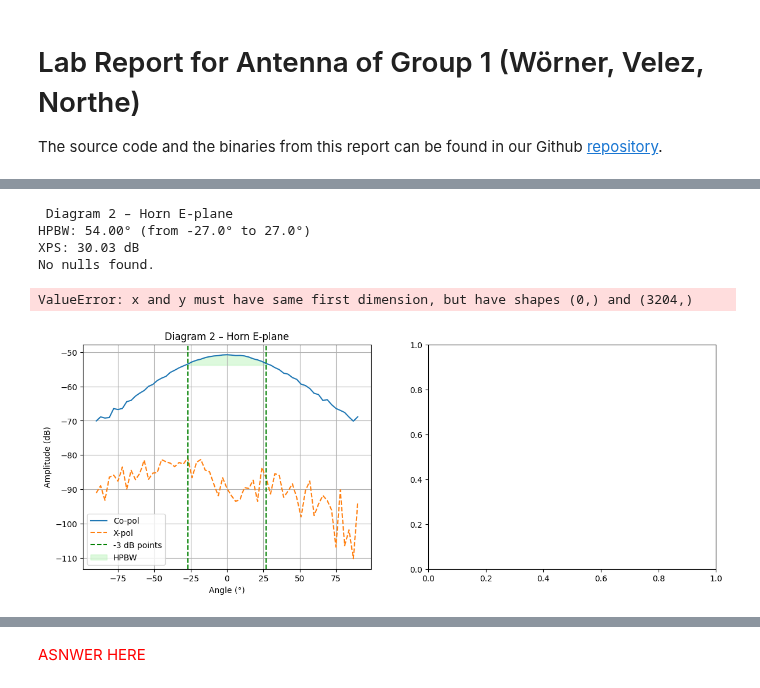
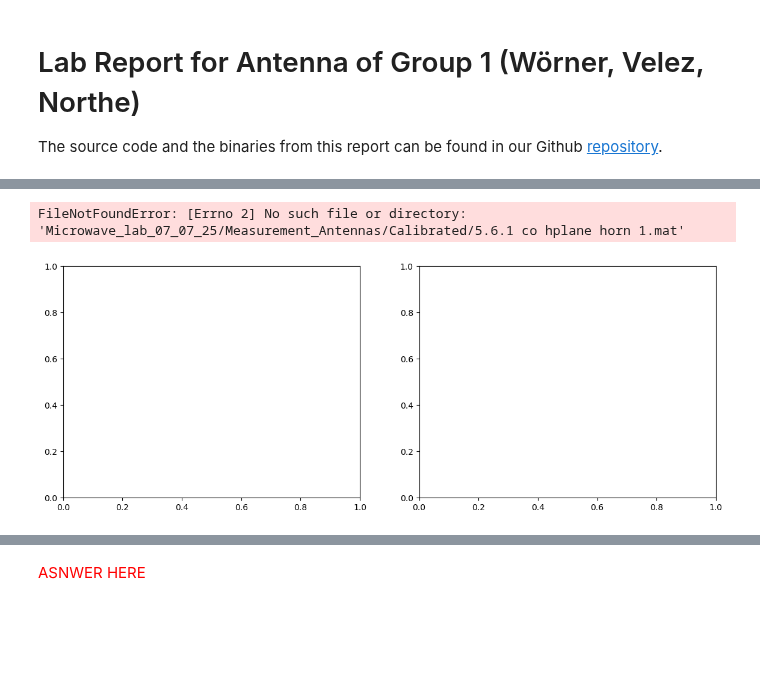
Before and after one commit to NortheLo/Microwave_Eng_Lab, a Jupyter notebook: Lab5_Antennas/Lab5_Antennas_Group1.ipynb, the cells around one changed output, grey strips where cells are left out. Drawn from its saved outputs; the diff is of its cells as text; code cells hidden in the pictures; blank space fills up the shorter version.

Commit message:
Matching all the measurement namings and restructuring

```diff
--- a/Lab5_Antennas/Lab5_Antennas_Group1.ipynb
+++ b/Lab5_Antennas/Lab5_Antennas_Group1.ipynb
@@ -267,7 +273,7 @@ def load_fields(co_path, x_path):
     E_x = 20 * np.log10(np.abs(x_data['measured_data'].flatten()))
     return angles, E_co, E_x
 
-def plot_comparison_subplots(co_paths, x_paths, titles, prominence=2):
+def plot_comparison_subplots(co_paths, x_paths, titles, prominence=5):
     fig, axs = plt.subplots(1, 2, figsize=(14, 5))
 
     for i in range(2):
@@ -308,43 +314,37 @@ def plot_comparison_subplots(co_paths, x_paths, titles, prominence=2):
             null_values = E_co[null_idx]
             ax.plot(null_angles, null_values, 'ro', label="Nulls" if i == 0 else "")
             for a, v in zip(null_angles, null_values):
                 ax.text(a, v - 3, f"{a:.0f}°", ha='center', fontsize=7, color='red')
             print("Nulls at:", [f"{a:.1f}°" for a in null_angles])
         else:
             print("No nulls found.")
 
         # Labels and title
         ax.set_title(titles[i])
         ax.set_xlabel("Angle (°)")
         ax.set_ylabel("Amplitude (dB)")
         ax.grid(True)
         ax.legend()
 
     plt.suptitle("Comparison of Horn Antenna Radiation Patterns: Diagram 1 vs Diagram 4", fontsize=14)
     plt.tight_layout(rect=[0, 0, 1, 0.95])
     plt.show()
 
 # === FILE PATHS ===
 co_paths = [
-    "Microwave_lab_07_07_25/Measurement_Antennas/Uncalibrated/561_HornEplane_Co.mat",   # Diagram 1
-    #"Microwave_lab_07_07_25/Measurement_Antennas/Uncalibrated/564_HornHplane_Co.mat"    # Diagram 4
-    "Microwave_lab_07_07_25/test/group2/horn2HplaneCO.mat"
+    "Microwave_lab_07_07_25/Measurement_Antennas/Calibrated/5.6.1 co hplane horn 1",   # Diagram 1
+    "Microwave_lab_07_07_25/Measurement_Antennas/Calibrated/561_HornHplane_Co.mat"    # Diagram 4
 ]
 
 x_paths = [
-    "Microwave_lab_07_07_25/Measurement_Antennas/Uncalibrated/561_HornEplane_X.mat",    # Diagram 1
-    #"Microwave_lab_07_07_25/Measurement_Antennas/Uncalibrated/564_HornHplane_X.mat"     # Diagram 4
-    "Microwave_lab_07_07_25/test/group2/horn2HplaneX.mat"
+    "Microwave_lab_07_07_25/Measurement_Antennas/Calibrated/564_HornHplane_X.mat",    # Diagram 1
+    "Microwave_lab_07_07_25/Measurement_Antennas/Calibrated/564_HornHplane_X.mat"     # Diagram 4
 ]
 
-titles = ["Diagram 2 – Horn E-plane", "Team 2 – Diagram 1"]
+titles = ["Diagram 1 - Horn E-plane", "Diagram 4 - Horn H-plane"]
 
 # === CALL FUNCTION ===
 plot_comparison_subplots(co_paths, x_paths, titles)
 # %% [output]
- Diagram 2 – Horn E-plane
-HPBW: 54.00° (from -27.0° to 27.0°)
-XPS: 30.03 dB
-No nulls found.
+FileNotFoundError: [Errno 2] No such file or directory: 'Microwave_lab_07_07_25/Measurement_Antennas/Calibrated/5.6.1 co hplane horn 1.mat'
-ValueError: x and y must have same first dimension, but have shapes (0,) and (3204,)
-[figure, old version]
+[figure, new version]
```
Also changed, not shown: parts of 14 cells of this notebook, 19 other files.
